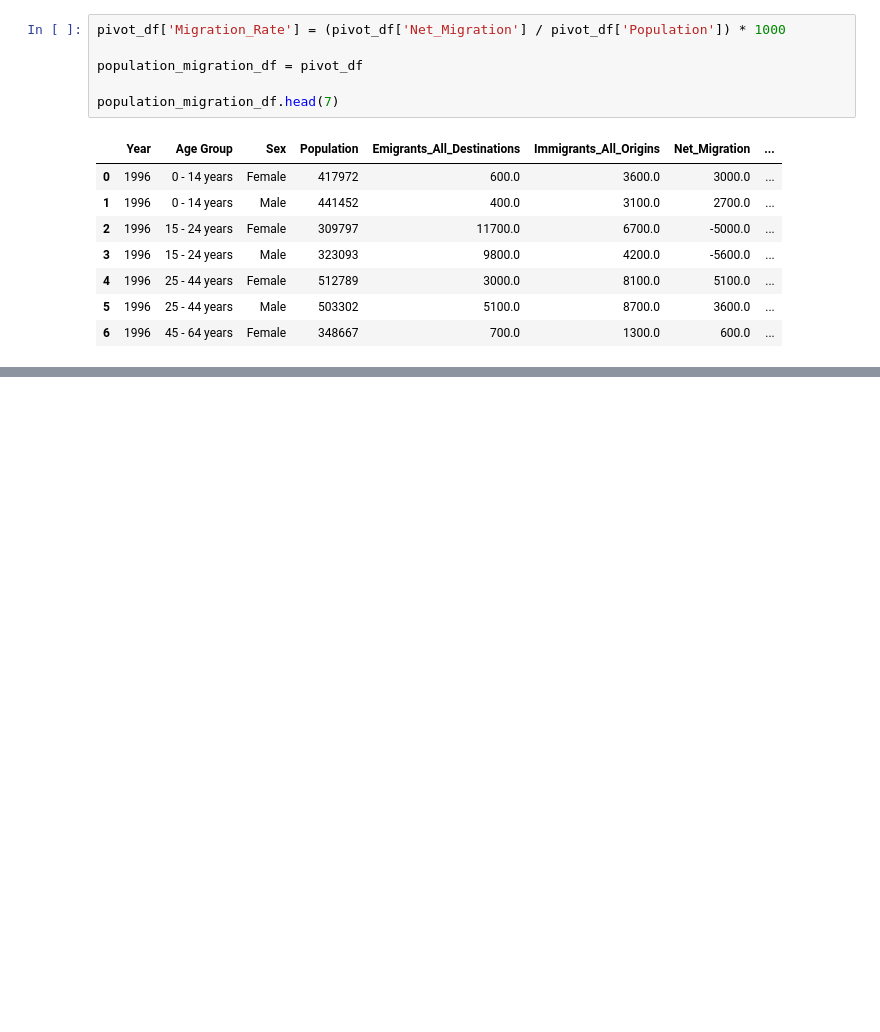
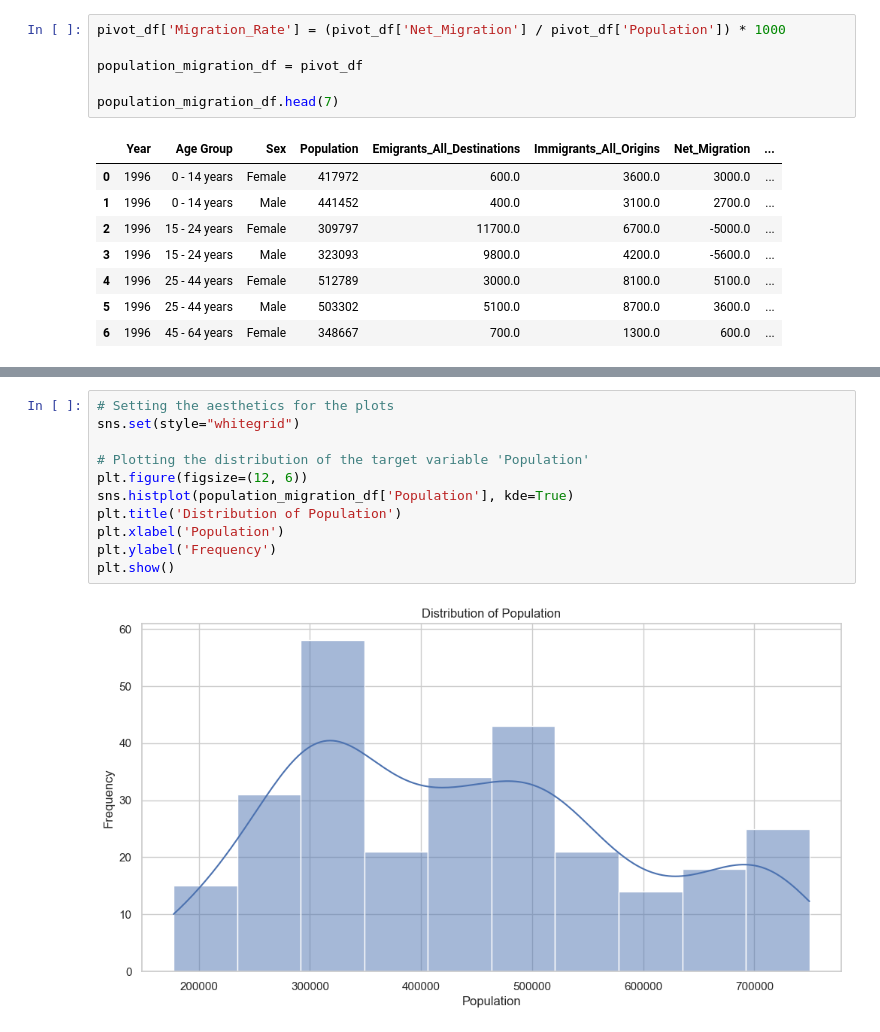
Before and after one commit to Ivkoto/DataAnalyticsMachineLearning, a Jupyter notebook: Data_Preparation/CA1_3_final_ML.ipynb, the cells around one changed output, grey strips where cells are left out. Cells and saved outputs as stored; diff of their text form; blank space fills up the shorter version.

```diff
--- a/Data_Preparation/CA1_3_final_ML.ipynb
+++ b/Data_Preparation/CA1_3_final_ML.ipynb
@@ -846,0 +932,13 @@ population_migration_df.head(7)
+# %%
+# Setting the aesthetics for the plots
+sns.set(style="whitegrid")
+
+# Plotting the distribution of the target variable 'Population'
+plt.figure(figsize=(12, 6))
+sns.histplot(population_migration_df['Population'], kde=True)
+plt.title('Distribution of Population')
+plt.xlabel('Population')
+plt.ylabel('Frequency')
+plt.show()
+# %% [output]
+[figure, added]
```
Also changed, not shown: parts of 62 cells of this notebook, 2 other files.
